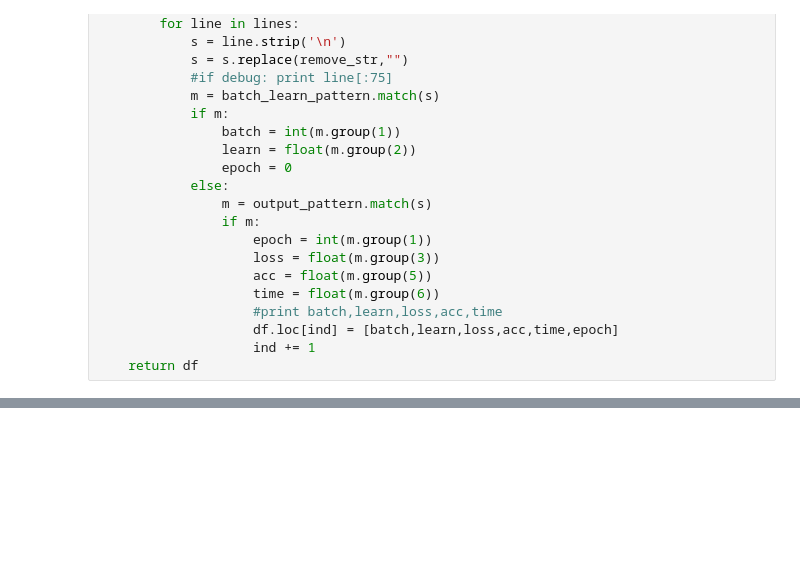
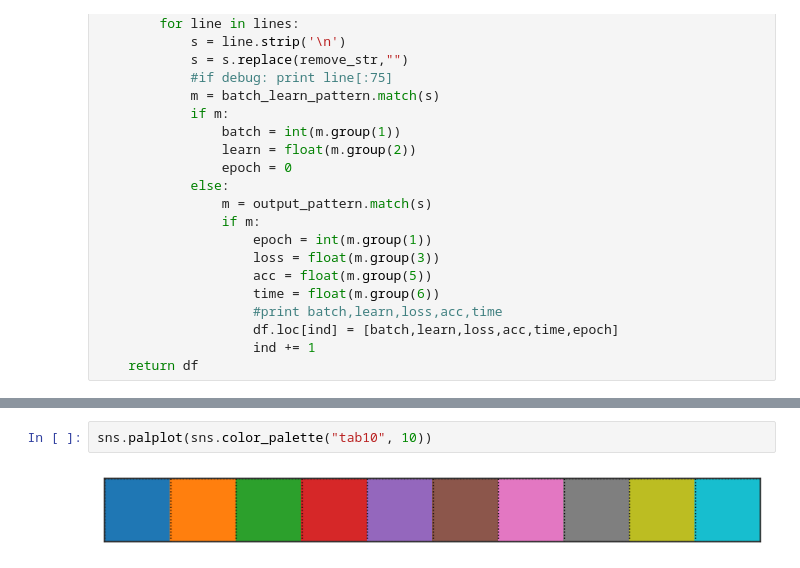
Before and after one commit to pyotr777/mlbenchmarks, a Jupyter notebook: Chainer/cifar_SGD_DL.ipynb, the cells around one changed output, grey strips where cells are left out. Cells and saved outputs as stored; diff of their text form; blank space fills up the shorter version.

```diff
--- a/Chainer/cifar_SGD_DL.ipynb
+++ b/Chainer/cifar_SGD_DL.ipynb
@@ -323,0 +118,4 @@ ax.yaxis.grid(which="minor", linestyle=":",color="#cccccc",alpha=0.3)
+# %%
+sns.palplot(sns.color_palette("tab10", 10))
+# %% [output]
+[figure, added]
```
Also changed, not shown: parts of 25 cells of this notebook, 3 other files.
